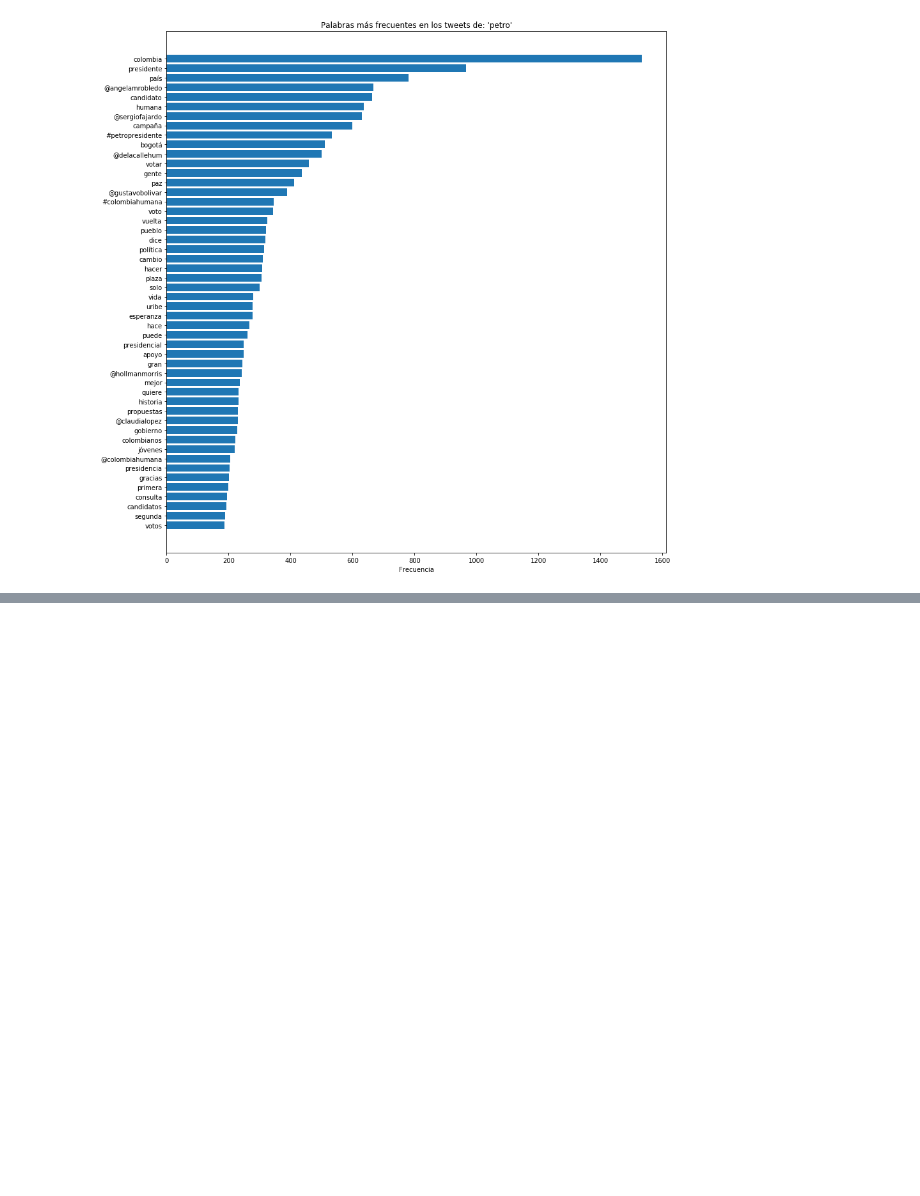
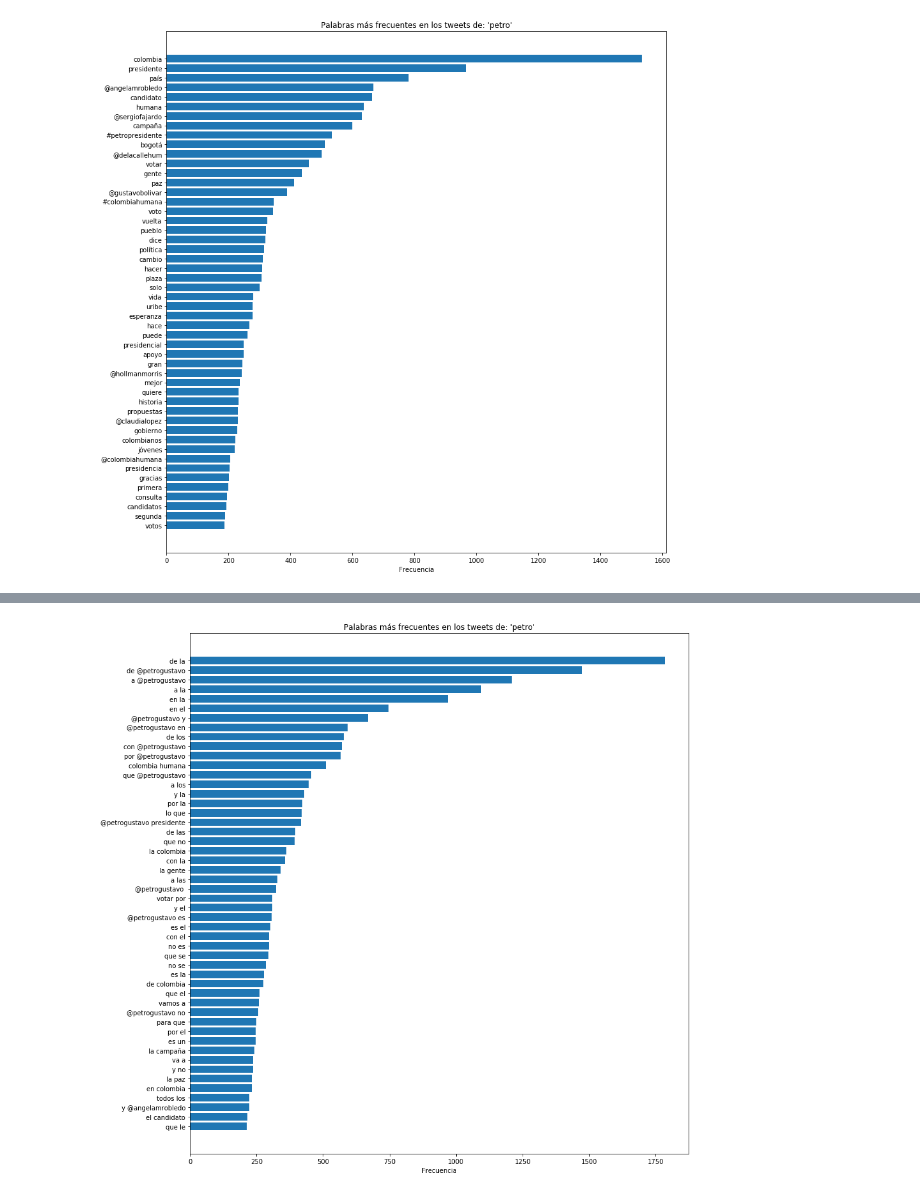
Before and after one commit to sbacarob/defamation-on-colombian-electoral-campaigns, a Jupyter notebook: analyzing_the_data.ipynb, the cells around one changed output, grey strips where cells are left out. Cells and saved outputs as stored; diff of their text form; code cells hidden in the pictures; blank space fills up the shorter version.

```diff
--- a/analyzing_the_data.ipynb
+++ b/analyzing_the_data.ipynb
@@ -504,0 +561,4 @@ Sentiment(polarity=0.0, subjectivity=0.0)
+# %%
+plot_data(most_frequent_bigrams, 'petro')
+# %% [output]
+[figure, added]
```
Also changed, not shown: parts of 32 cells of this notebook.
